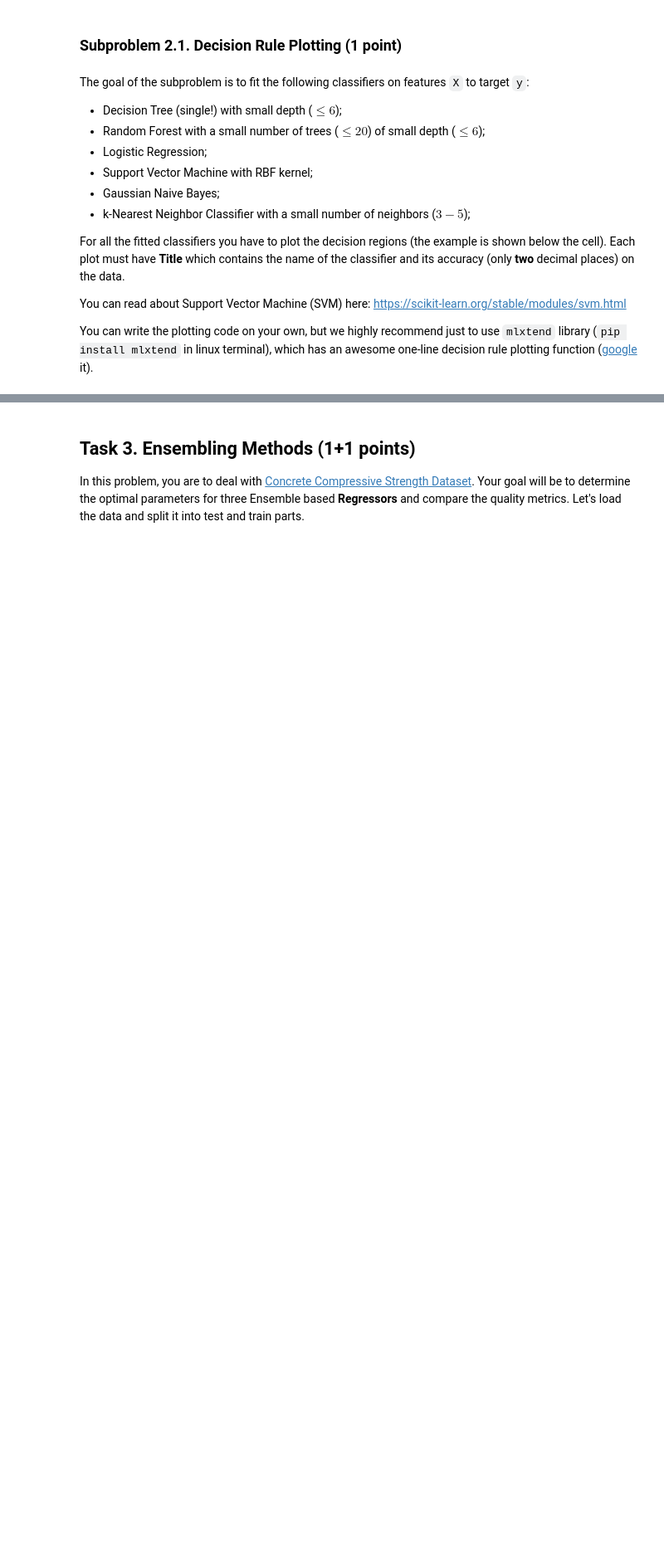
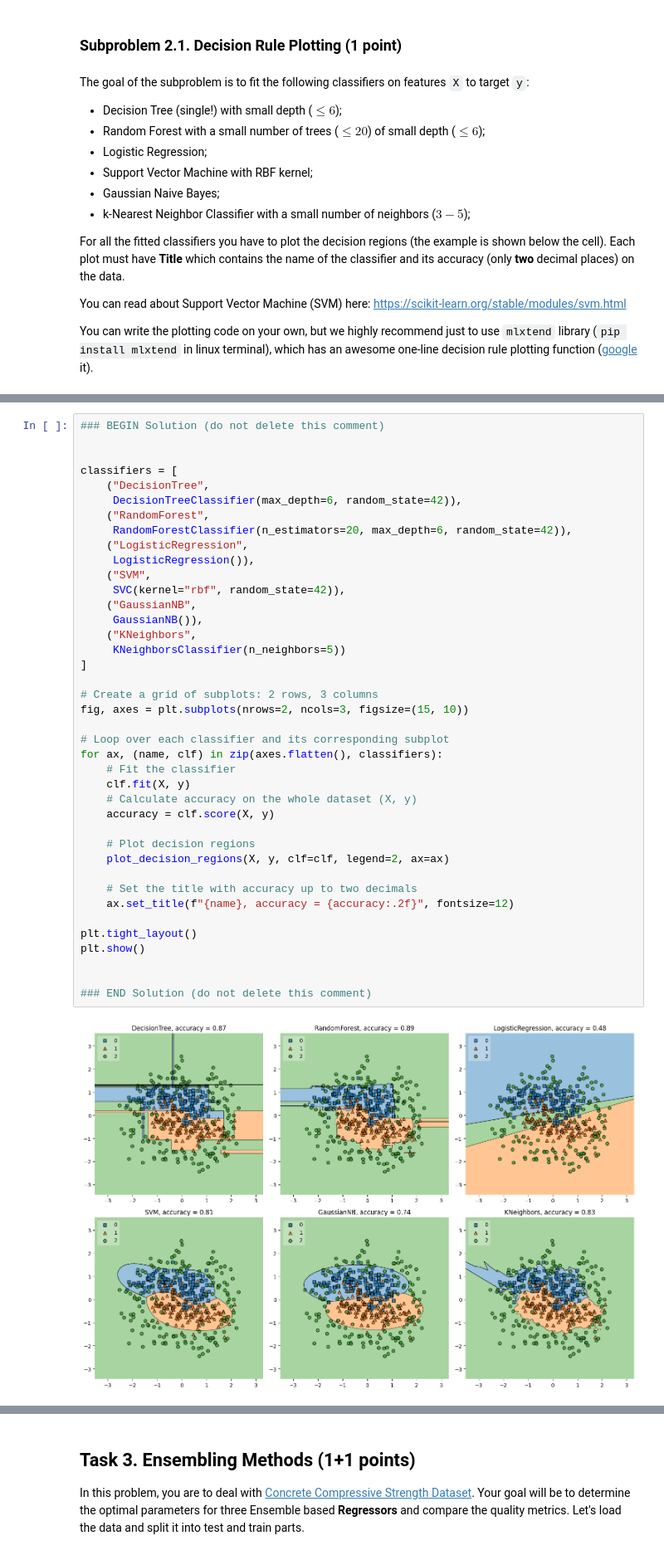
Before and after one commit to br0fire/Skoltech_ML, a Jupyter notebook: HW_1/HW_1.ipynb, the cells around one changed output, grey strips where cells are left out. Shown at 83% size. Drawn from its saved outputs; the diff is of its cells as text; blank space fills up the shorter version.

```diff
--- a/HW_1/HW_1.ipynb
+++ b/HW_1/HW_1.ipynb
@@ -571,3 +563,45 @@ You can write the plotting code on your own, but we highly recommend just to use
+# %%
+### BEGIN Solution (do not delete this comment)
+
+
+classifiers = [
+    ("DecisionTree",
+     DecisionTreeClassifier(max_depth=6, random_state=42)),
+    ("RandomForest",
+     RandomForestClassifier(n_estimators=20, max_depth=6, random_state=42)),
+    ("LogisticRegression",
+     LogisticRegression()),
+    ("SVM",
+     SVC(kernel="rbf", random_state=42)),
+    ("GaussianNB",
+     GaussianNB()),
+    ("KNeighbors",
+     KNeighborsClassifier(n_neighbors=5))
+]
+
+# Create a grid of subplots: 2 rows, 3 columns
+fig, axes = plt.subplots(nrows=2, ncols=3, figsize=(15, 10))
+
+# Loop over each classifier and its corresponding subplot
+for ax, (name, clf) in zip(axes.flatten(), classifiers):
+    # Fit the classifier
+    clf.fit(X, y)
+    # Calculate accuracy on the whole dataset (X, y)
+    accuracy = clf.score(X, y)
+
+    # Plot decision regions
+    plot_decision_regions(X, y, clf=clf, legend=2, ax=ax)
+
+    # Set the title with accuracy up to two decimals
+    ax.set_title(f"{name}, accuracy = {accuracy:.2f}", fontsize=12)
+
+plt.tight_layout()
+plt.show()
+
+
+### END Solution (do not delete this comment)
+# %% [output]
+[figure, added]
 # %% [markdown]
 ### Subproblem 2.2. Pipeline: Fitting to Data by Feature Engineering (1 point)
 In previous task 2.1 we saw that several classifiers obviously failed fitting to data. This happened because the decision rule of the classifier has a restricted form (e.g. linear for linear models), while the data is more complicated.
```
Also changed, not shown: parts of 30 cells of this notebook.
